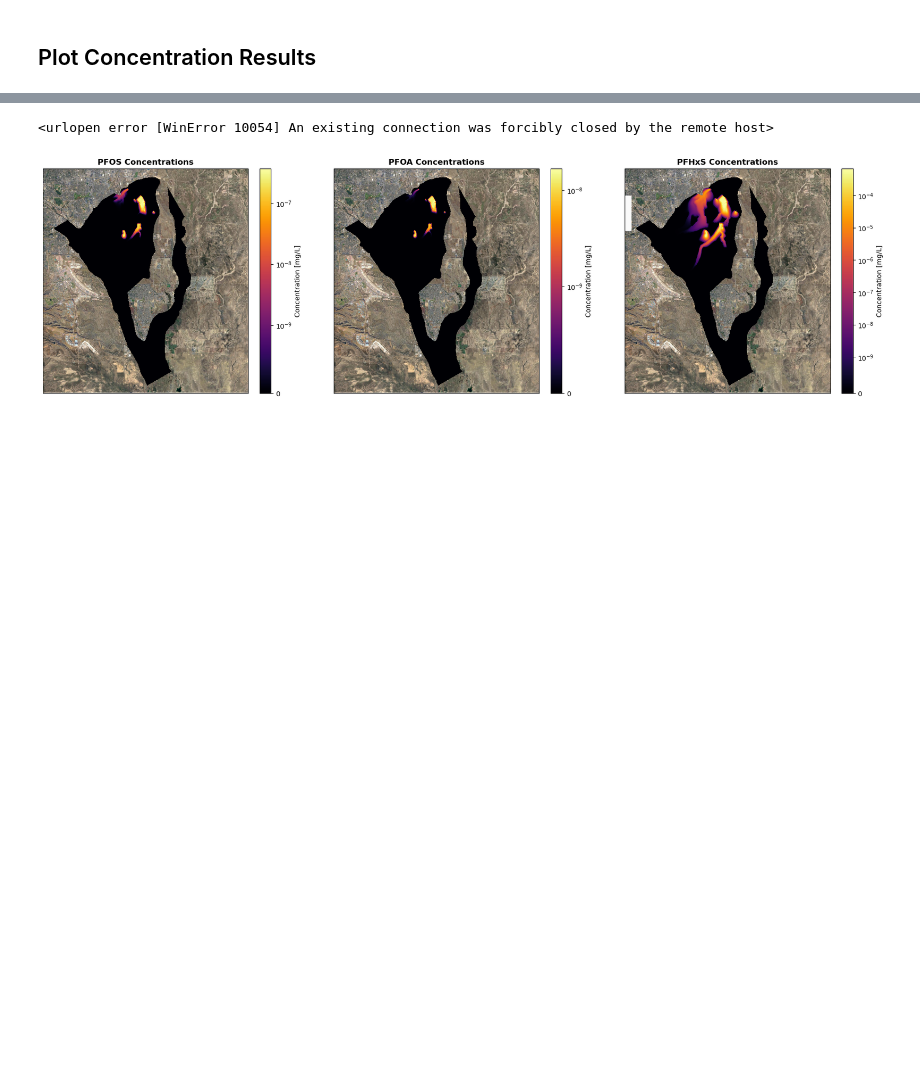
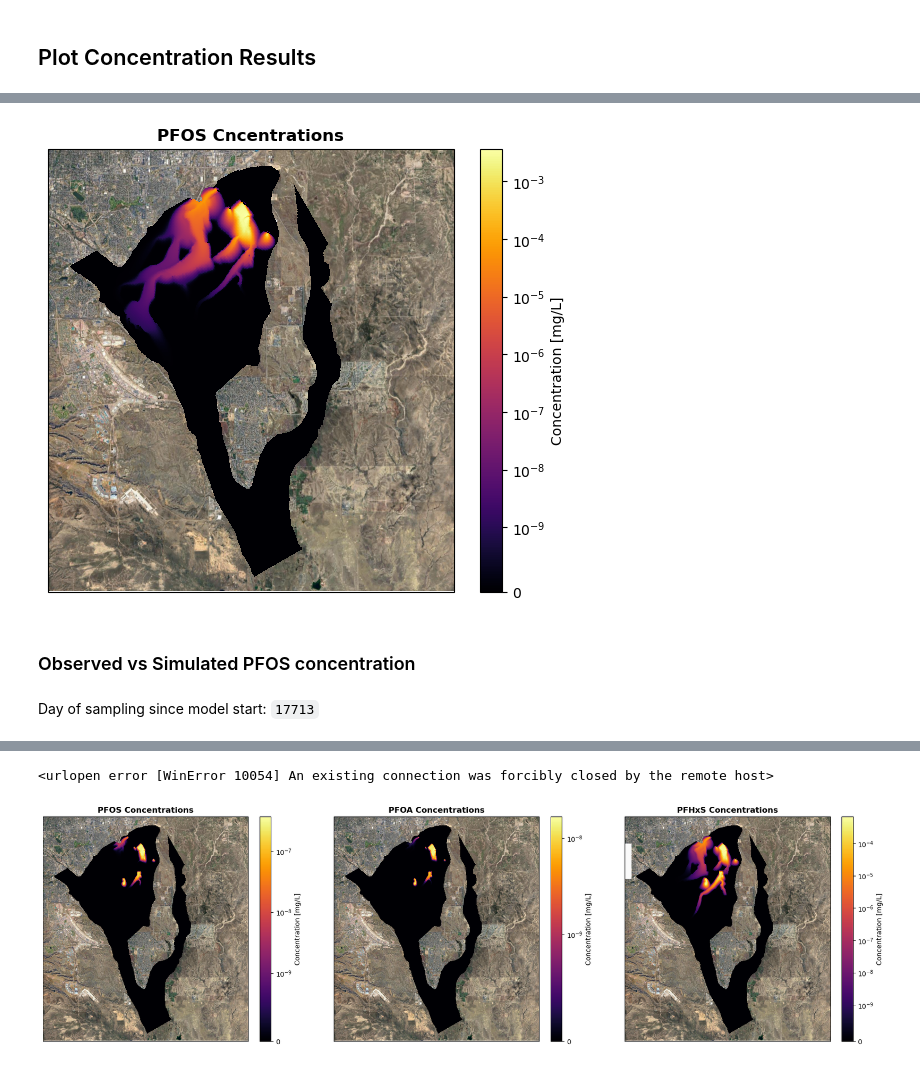
Before and after one commit to jackplogan33/peterson-modflow, a Jupyter notebook: notebooks/04-model-vidualization.ipynb, the cells around one changed output, grey strips where cells are left out. Saved outputs shown, nothing was run; the diff lists cells and outputs as text; code cells hidden in the pictures; blank space fills up the shorter version.

```diff
--- a/notebooks/04-model-vidualization.ipynb
+++ b/notebooks/04-model-vidualization.ipynb
@@ -174,0 +186,23 @@ PFOS.shape, PFOA.shape, PFHxS.shape
+# %%
+fig, ax = plt.subplots(subplot_kw={'projection':ccrs.UTM(13)}, layout='constrained',)# figsize=(18, 5))
+
+modelmap = fplt.PlotMapView(model=gwt_pfos)
+
+# plot PFOS
+vmax = PFOS[PFOS != 1e30].max()
+norm = SymLogNorm(1e-9, vmin=0, vmax=vmax)
+conc = modelmap.plot_array(PFOS[-1], ax=ax, cmap='inferno', norm=norm,
+                               transform=ccrs.UTM(13))
+fig.colorbar(conc, ax=ax, label='Concentration [mg/L]')
+
+ggtiles = GoogleTiles(style='satellite')
+ax.add_image(ggtiles, 13)
+ax.set_title('PFOS Cncentrations', weight='bold')
+
+plt.show()
+# %% [output]
+[figure, added]
+# %% [markdown]
+### Observed vs Simulated PFOS concentration
+# %% [markdown]
+Day of sampling since model start: `17713`
```
Also changed, not shown: parts of 17 cells of this notebook, 8 other files.
